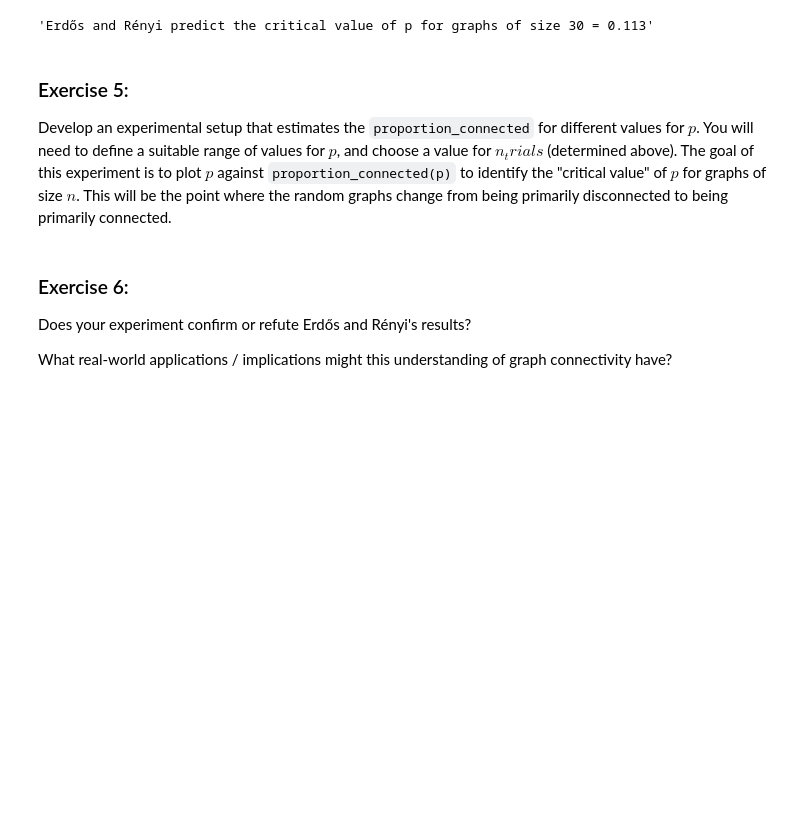
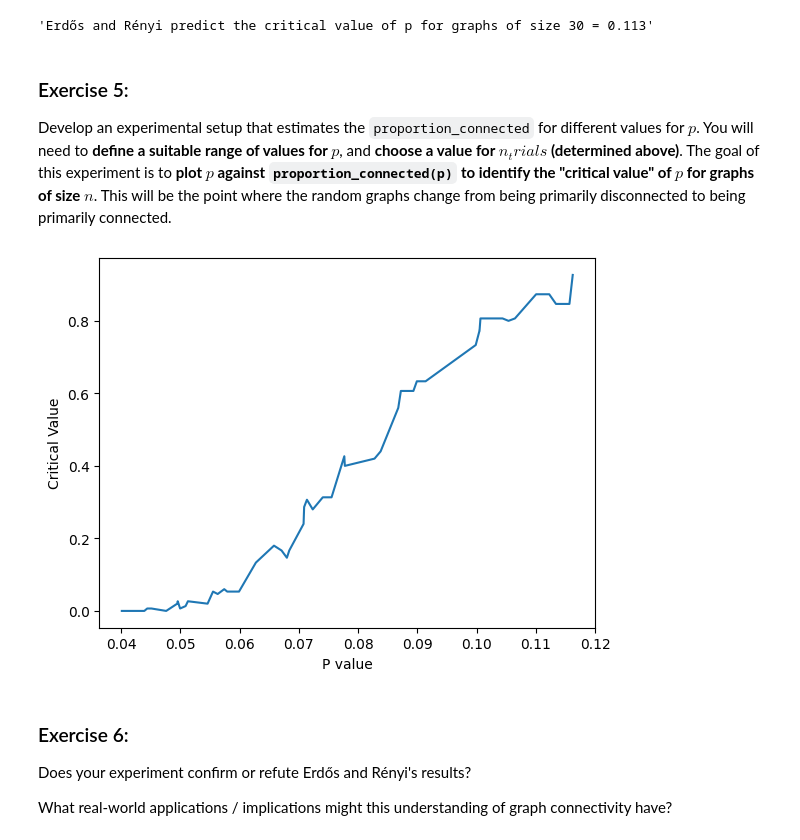
Before and after one commit to santiagosanchez15/cap-comp215, a Jupyter notebook: labs/lab04-graphs.ipynb, the cells around one changed output. Drawn from its saved outputs; the diff is of its cells as text; code cells hidden in the pictures; blank space fills up the shorter version.

```diff
--- a/labs/lab04-graphs.ipynb
+++ b/labs/lab04-graphs.ipynb
@@ -240,5 +230,5 @@ f'Erdős and Rényi predict the critical value of p for graphs of size {n} = {ma
 # %% [markdown]
 ### Exercise 5:
 Develop an experimental setup that estimates the `proportion_connected` for different values for $p$.
-You will need to define a suitable range of values for $p$, and choose a value for $n_trials$ (determined above).
-The goal of this experiment is to plot $p$ against `proportion_connected(p)` to identify the "critical value" of $p$ for graphs of size $n$.  This will be the point where the random graphs change from being primarily disconnected to being primarily connected.
+You will need to **define a suitable range of values for $p$**, and **choose a value for $n_trials$ (determined above)**.
+The goal of this experiment is to **plot $p$ against `proportion_connected(p)` to identify the "critical value" of $p$ for graphs of size $n$**.  This will be the point where the random graphs change from being primarily disconnected to being primarily connected.
@@ -252,3 +235,19 @@ proportions
+# %%
+# Ex. 5 your code here...
+n_trials = 150 #value for number of triuals
+n = 50 #size n of graph
+
+log = round(math.log(n) / n, 3)
+p_value = [random.uniform((log - (log / 2)), (log + (log / 2))) for i in range(50)] #suitable range of values for p
+p_value.sort()
+critical_p_list = [proportion_connected(n, proportion, n_trials) for proportion in p_value]
+
+plt.plot(p_value, critical_p_list)
+plt.xlabel("P value")
+plt.ylabel("Critical Value")
+plt.show()
+# %% [output]
+[figure, added]
 # %% [markdown]
 ### Exercise 6:
 Does your experiment confirm or refute Erdős and Rényi's results?
```
Also changed, not shown: parts of 5 cells of this notebook.
